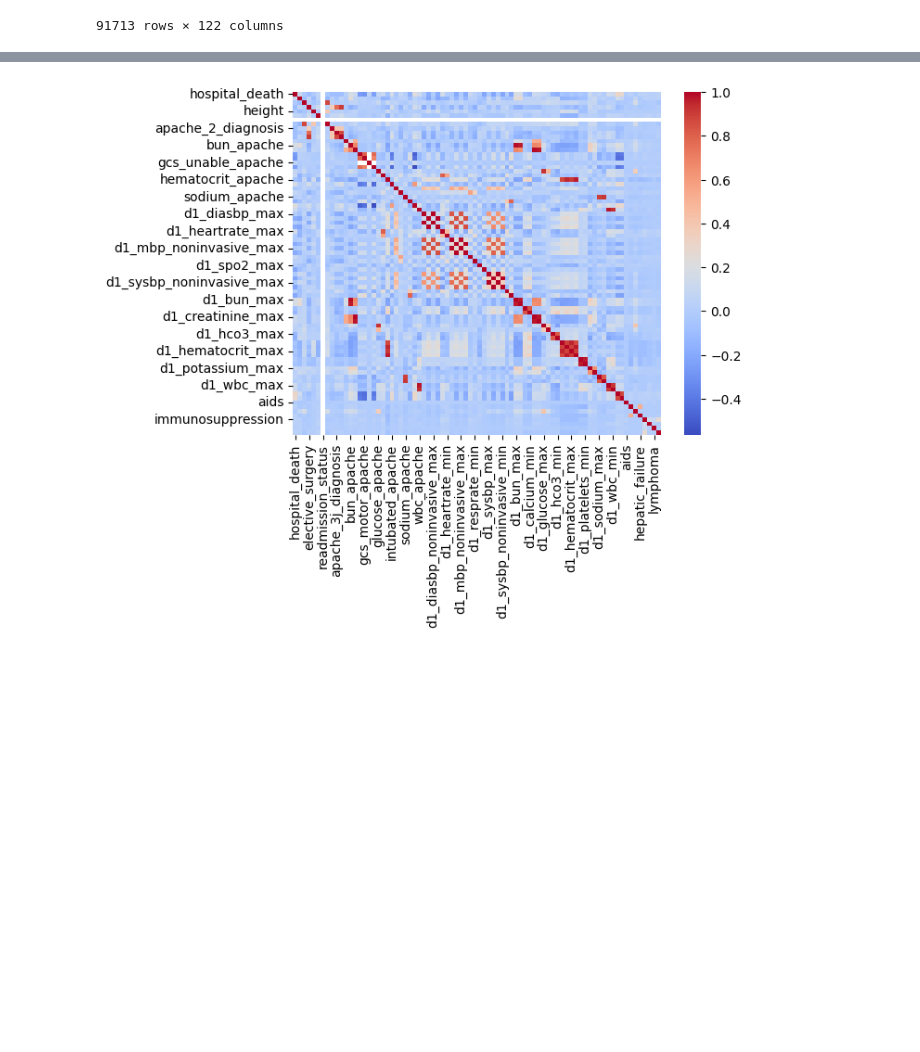
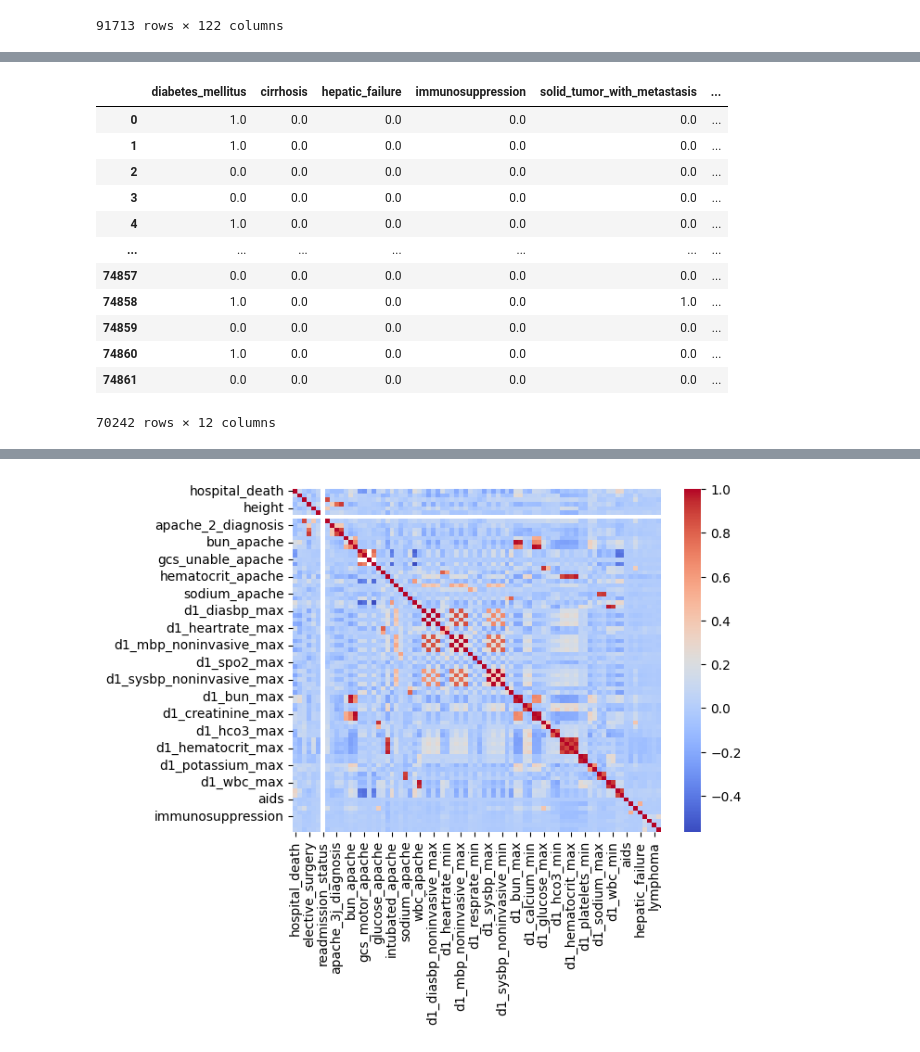
Before and after one commit to DomNau1001/Risk_ICU, a Jupyter notebook: 1_day_analysis.ipynb, the cells around one changed output, grey strips where cells are left out. Cells and saved outputs as stored; diff of their text form; code cells hidden in the pictures; blank space fills up the shorter version.

```diff
--- a/1_day_analysis.ipynb
+++ b/1_day_analysis.ipynb
@@ -120,0 +285,6 @@ df_d1_num_filtered
+# %%
+ohe = OneHotEncoder(sparse_output=False, drop = "if_binary", handle_unknown="ignore")
+
+ohe.fit(X_post_str[["ethnicity"]])
+X_post_str[ohe.get_feature_names_out()] = ohe.transform(X_post_str[["ethnicity"]])
+X_post_str.drop(columns = "ethnicity", inplace = True)
@@ -120,0 +309,4 @@ df_d1_num_filtered
+# %%
+ohe.fit(X_post_str[["gender"]])
+X_post_str[ohe.get_feature_names_out()] = ohe.transform(X_post_str[["gender"]])
+X_post_str.drop(columns = "gender", inplace = True)
@@ -120,0 +323,16 @@ df_d1_num_filtered
+# %%
+X_post_str
+# %% [output]
+|  | diabetes_mellitus | cirrhosis | hepatic_failure | immunosuppression | solid_tumor_with_metastasis | ... |
+| 0 | 1.0 | 0.0 | 0.0 | 0.0 | 0.0 | ... |
+| 1 | 1.0 | 0.0 | 0.0 | 0.0 | 0.0 | ... |
+| 2 | 0.0 | 0.0 | 0.0 | 0.0 | 0.0 | ... |
+| 3 | 0.0 | 0.0 | 0.0 | 0.0 | 0.0 | ... |
+| 4 | 1.0 | 0.0 | 0.0 | 0.0 | 0.0 | ... |
+| ... | ... | ... | ... | ... | ... | ... |
+| 74857 | 0.0 | 0.0 | 0.0 | 0.0 | 0.0 | ... |
+| 74858 | 1.0 | 0.0 | 0.0 | 0.0 | 1.0 | ... |
+| 74859 | 0.0 | 0.0 | 0.0 | 0.0 | 0.0 | ... |
+| 74860 | 1.0 | 0.0 | 0.0 | 0.0 | 0.0 | ... |
+| 74861 | 0.0 | 0.0 | 0.0 | 0.0 | 0.0 | ... |
+70242 rows × 12 columns
```
Also changed, not shown: parts of 41 cells of this notebook.
